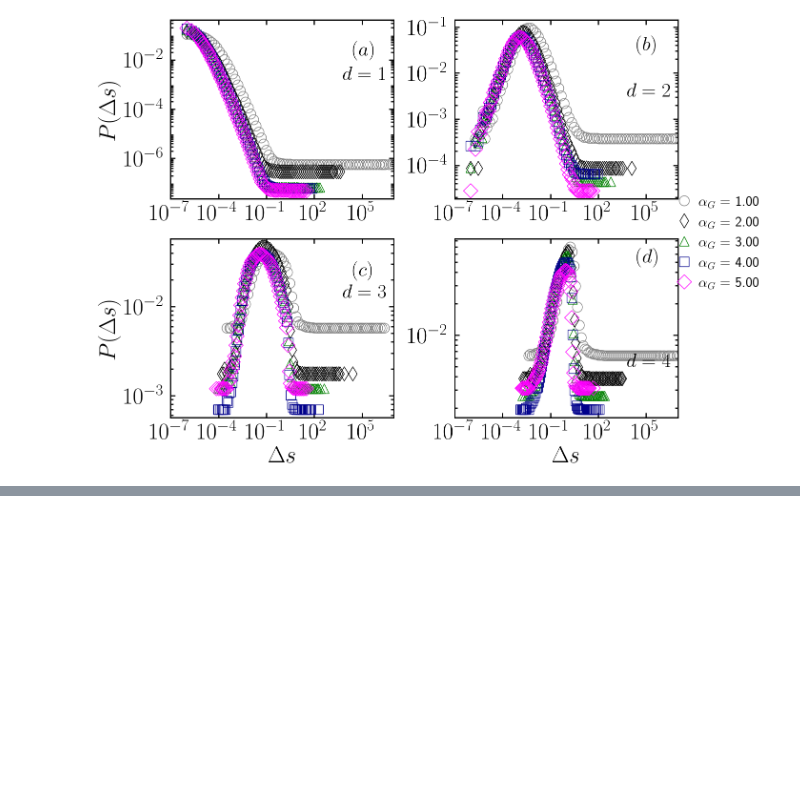
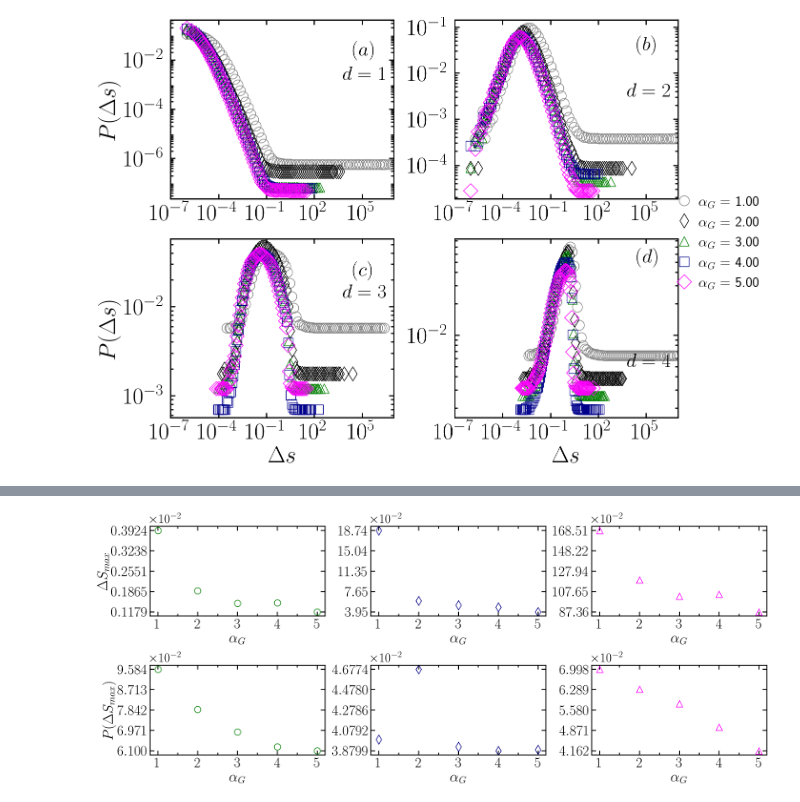
Before and after one commit to JuniorAlencar/SpatialPreferential, a Jupyter notebook: scripts/jupyter/distributions.ipynb, the cells around one changed output, grey strips where cells are left out. Saved outputs shown, nothing was run; the diff lists cells and outputs as text; code cells hidden in the pictures; blank space fills up the shorter version.

```diff
--- a/scripts/jupyter/distributions.ipynb
+++ b/scripts/jupyter/distributions.ipynb
@@ -1190,0 +1081,92 @@ for i in range(len(dimensions)):
+# %%
+import matplotlib.pyplot as plt
+import numpy as np
+from matplotlib.ticker import MultipleLocator, ScalarFormatter
+
+dimensions = [2, 3, 4]
+
+# Parâmetros de estilo
+markersize = 20
+fonts_size = 45
+thickness_axes = 3.0
+mew = 2.0
+color = ['#008000', "#00008B", "magenta", "darkgoldenrod"]
+markers = ["o", "d", "^", "s", "D"]
+
+# Fator de escala para o eixo y
+scale_factor = 1e2
+scale_label = r"$\times 10^{-2}$"
+
+# Criação dos subplots
+fig, axs = plt.subplots(2, 3, figsize=(30, 12.5))  # 2 linhas, 3 colunas
+
+# Linha superior: ΔS_max vs α_G
+for i, d in enumerate(dimensions):
+    ax = axs[0, i]
+    x_data = np.array(df_k_max_alpha_g["alpha_g"])
+    y_data = np.array(df_k_max_alpha_g[f"k_{d}d"]) * scale_factor
+
+    ax.plot(x_data, y_data,
+            markers[i], color=color[i], markerfacecolor='None',
+            markersize=markersize, mew=mew)
+
+    ax.set_xlabel(r"$\alpha_G$", fontsize=fonts_size)
+    if i == 0:
+        ax.set_ylabel(r"$\Delta S_{max}$", fontsize=fonts_size)
+
+    y_min, y_max = y_data.min(), y_data.max()
+    ax.set_yticks(np.linspace(y_min, y_max, 5))
+    ax.yaxis.set_major_formatter(ScalarFormatter(useMathText=True))
+    ax.annotate(scale_label, xy=(0.0, 1.02), xycoords='axes fraction',
+                fontsize=fonts_size * 0.9, ha='left', va='bottom')
+
+    ax.tick_params(axis='both', which='major', direction='in', length=14,
+                   width=thickness_axes, colors='black')
+    ax.tick_params(axis='both', which='minor', direction='in', length=7,
+                   width=thickness_axes, colors='black')
+    ax.tick_params('both', labelsize=fonts_size)
+    ax.yaxis.offsetText.set_fontsize(fonts_size)
+
+    ax.xaxis.set_major_locator(MultipleLocator(1))
+    ax.xaxis.set_minor_locator(MultipleLocator(0.5))
+    for spine in ax.spines.values():
+        spine.set_linewidth(thickness_axes)
+
+# Linha inferior: P(ΔS_max) vs α_G
+for i, d in enumerate(dimensions):
+    ax = axs[1, i]
+    x_data = np.array(df_pk_max_alpha_g["alpha_g"])
+    y_data = np.array(df_pk_max_alpha_g[f"pk_{d}d"]) * scale_factor
+
+    ax.plot(x_data, y_data,
+            markers[i], color=color[i], markerfacecolor='None',
+            markersize=markersize, mew=mew)
+
+    ax.set_xlabel(r"$\alpha_G$", fontsize=fonts_size)
+    if i == 0:
+        ax.set_ylabel(r"$P (\Delta S_{max})$", fontsize=fonts_size)
+
+    y_min, y_max = y_data.min(), y_data.max()
+    ax.set_yticks(np.linspace(y_min, y_max, 5))
+    ax.yaxis.set_major_formatter(ScalarFormatter(useMathText=True))
+    ax.annotate(scale_label, xy=(0.0, 1.02), xycoords='axes fraction',
+                fontsize=fonts_size * 0.9, ha='left', va='bottom')
+
+    ax.tick_params(axis='both', which='major', direction='in', length=14,
+                   width=thickness_axes, colors='black')
+    ax.tick_params(axis='both', which='minor', direction='in', length=7,
+                   width=thickness_axes, colors='black')
+    ax.tick_params('both', labelsize=fonts_size)
+    ax.yaxis.offsetText.set_fontsize(fonts_size)
+
+    ax.xaxis.set_major_locator(MultipleLocator(1))
+    ax.xaxis.set_minor_locator(MultipleLocator(0.5))
+    for spine in ax.spines.values():
+        spine.set_linewidth(thickness_axes)
+
+# Ajuste de layout e salvamento
+plt.tight_layout()
+plt.savefig("../../results/distributions/max_prob_dist_alpha_g.png", dpi=300)
+plt.show()
+# %% [output]
+[figure, added]
```
Also changed, not shown: parts of 7 cells of this notebook.
